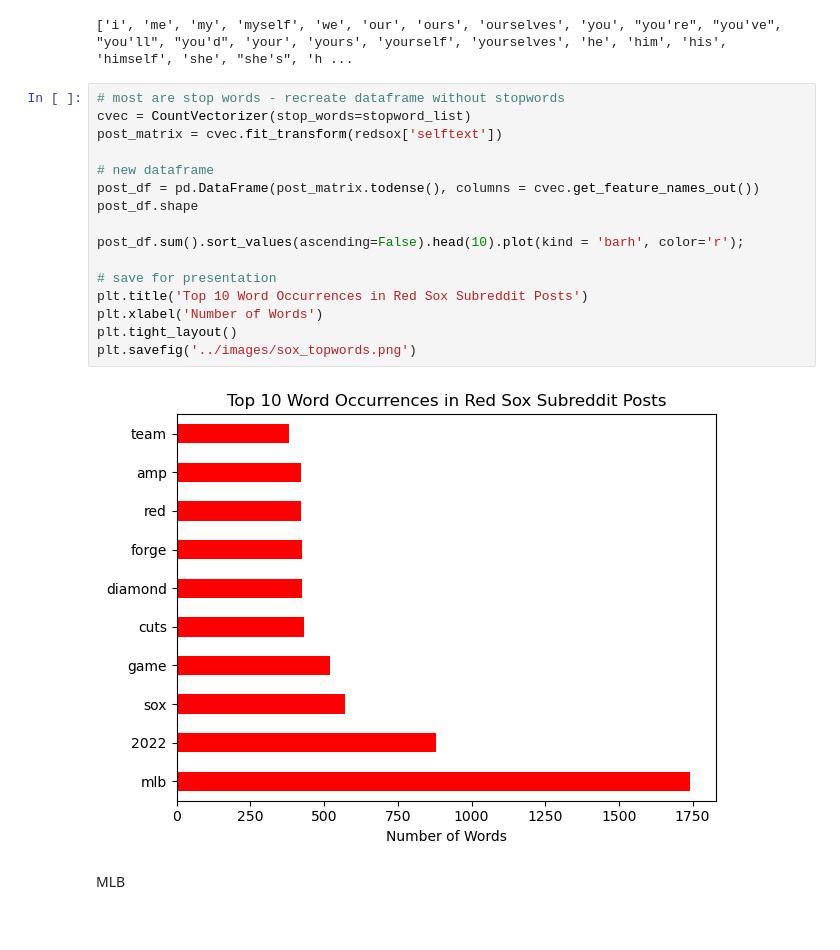
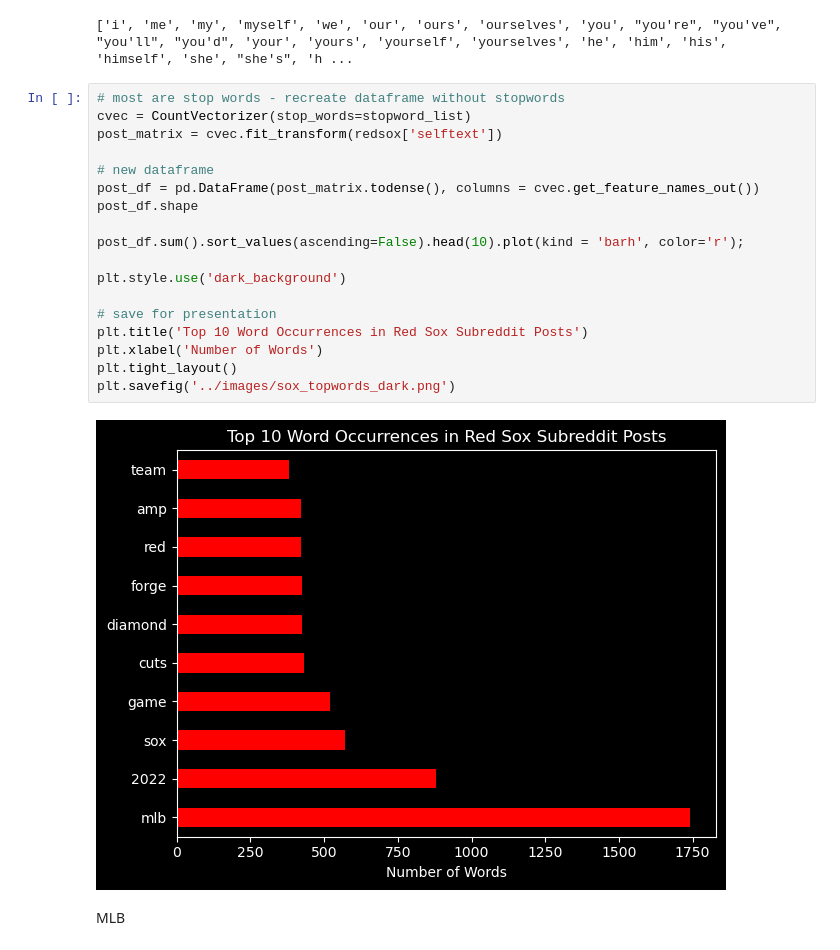
Before and after one commit to pemurp19/Web-Scraping-and-NLP---Reddit, a Jupyter notebook: code/02_Cleaning and EDA.ipynb, the cells around one changed output. Saved outputs shown, nothing was run; the diff lists cells and outputs as text.

```diff
--- a/code/02_Cleaning and EDA.ipynb
+++ b/code/02_Cleaning and EDA.ipynb
@@ -786,21 +792,23 @@ print(stopword_list)
 # %%
 # most are stop words - recreate dataframe without stopwords
 cvec = CountVectorizer(stop_words=stopword_list)
 post_matrix = cvec.fit_transform(redsox['selftext'])
 
 # new dataframe
 post_df = pd.DataFrame(post_matrix.todense(), columns = cvec.get_feature_names_out())
 post_df.shape
 
 post_df.sum().sort_values(ascending=False).head(10).plot(kind = 'barh', color='r');
 
+plt.style.use('dark_background')
+
 # save for presentation
 plt.title('Top 10 Word Occurrences in Red Sox Subreddit Posts')
 plt.xlabel('Number of Words')
 plt.tight_layout()
-plt.savefig('../images/sox_topwords.png')
+plt.savefig('../images/sox_topwords_dark.png')
 # %% [output]
-[figure, old version]
+[figure, new version]
 # %% [markdown]
 MLB
 # %%
```
Also changed, not shown: parts of 21 cells of this notebook, 10 other files.
